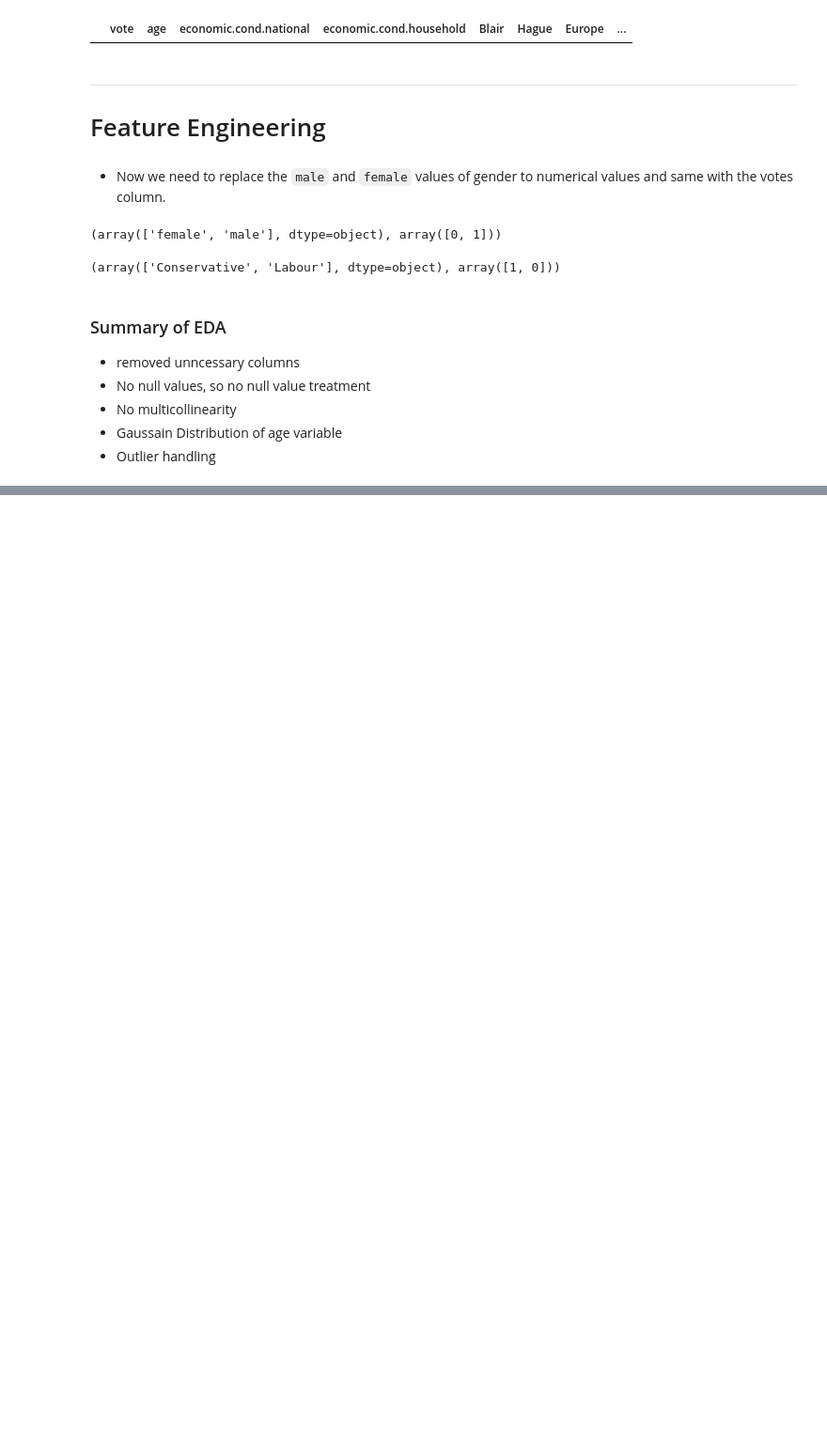
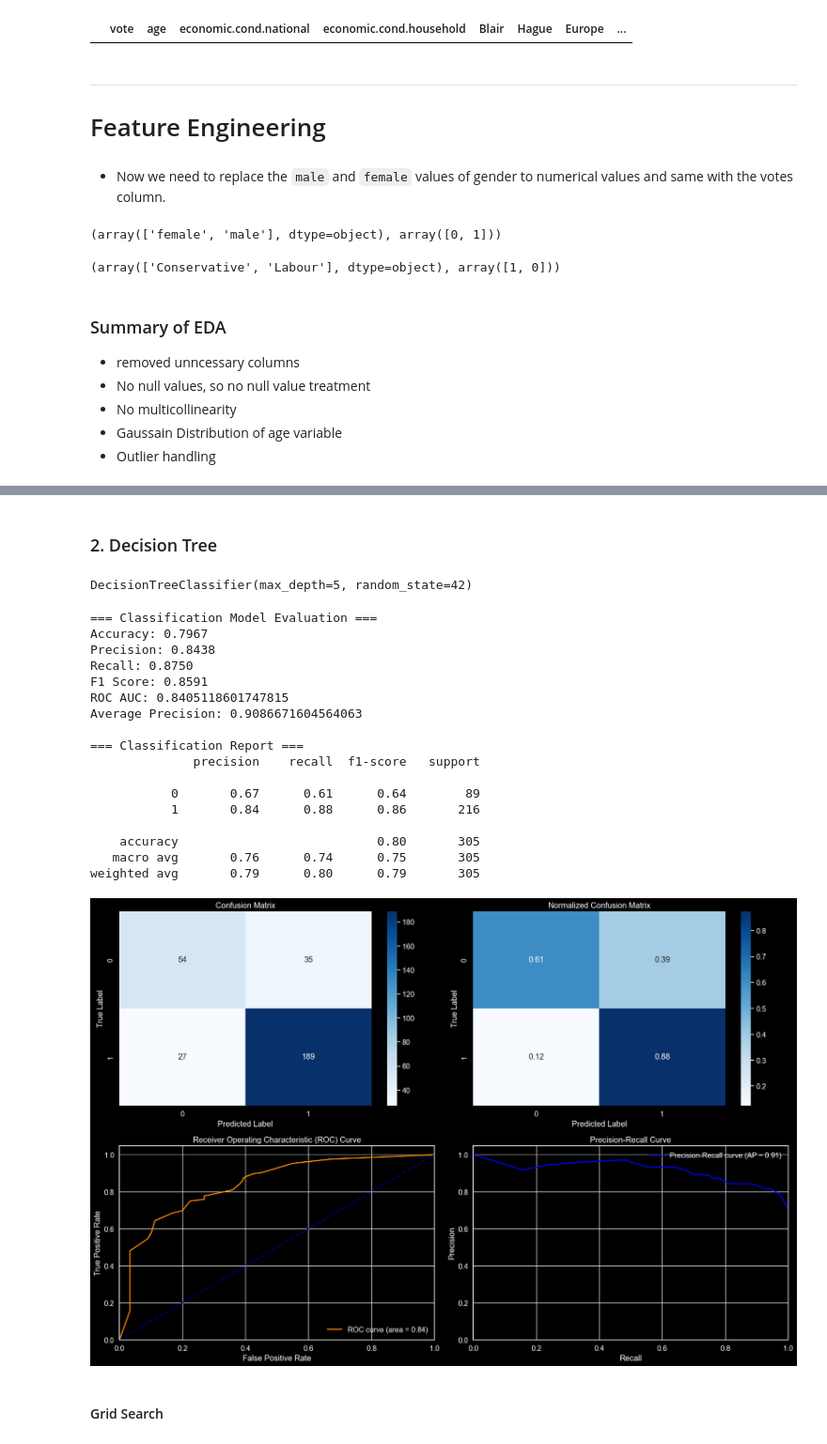
Before and after one commit to Shoyeb45/ElectionVotingPrediction, a Jupyter notebook: model.ipynb, the cells around one changed output, grey strips where cells are left out. Shown at 94% size. Cells and saved outputs as stored; diff of their text form; code cells hidden in the pictures; blank space fills up the shorter version.

```diff
--- a/model.ipynb
+++ b/model.ipynb
@@ -926,0 +1201,33 @@ encoder_votes.classes_, df["vote"].unique()
+# %% [markdown]
+### 2. Decision Tree
+# %%
+from sklearn.tree import DecisionTreeClassifier
+
+model_dt = DecisionTreeClassifier(max_depth = 5, random_state = 42)
+model_dt.fit(x_train, y_train)
+# %% [output]
+DecisionTreeClassifier(max_depth=5, random_state=42)
+# %%
+res = analyze_classification_model(model_dt, x_test, y_test)
+accuracy_scores_model["decision_tree"] = res["accuracy"]
+# %% [output]
+=== Classification Model Evaluation ===
+Accuracy: 0.7967
+Precision: 0.8438
+Recall: 0.8750
+F1 Score: 0.8591
+ROC AUC: 0.8405118601747815
+Average Precision: 0.9086671604564063
+
+=== Classification Report ===
+              precision    recall  f1-score   support
+
+           0       0.67      0.61      0.64        89
+           1       0.84      0.88      0.86       216
+
+    accuracy                           0.80       305
+   macro avg       0.76      0.74      0.75       305
+weighted avg       0.79      0.80      0.79       305
+[figure, added]
+# %% [markdown]
+#### Grid Search
```
Also changed, not shown: parts of 24 cells of this notebook.
